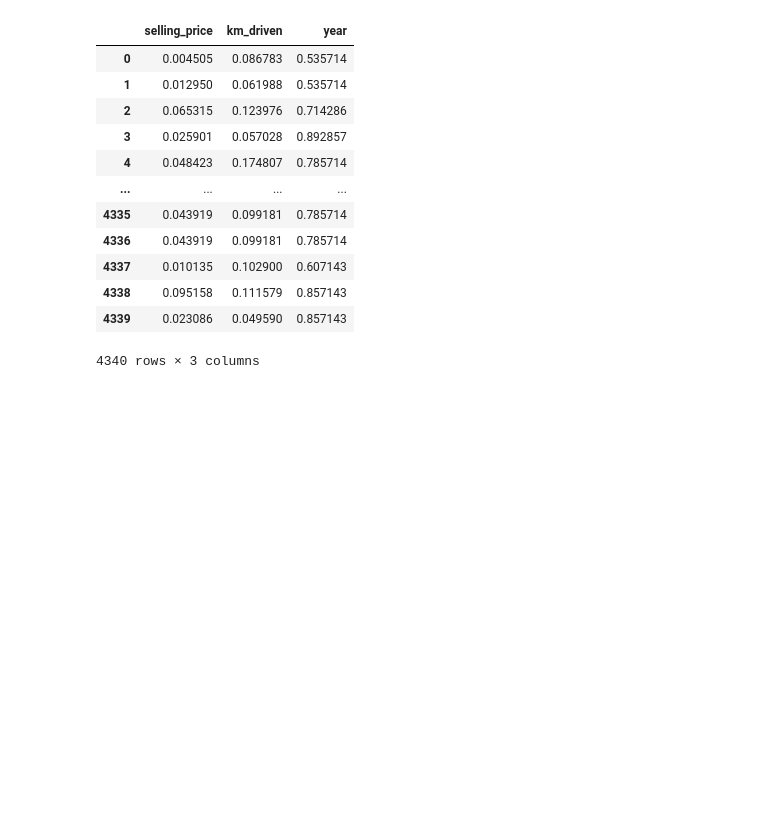
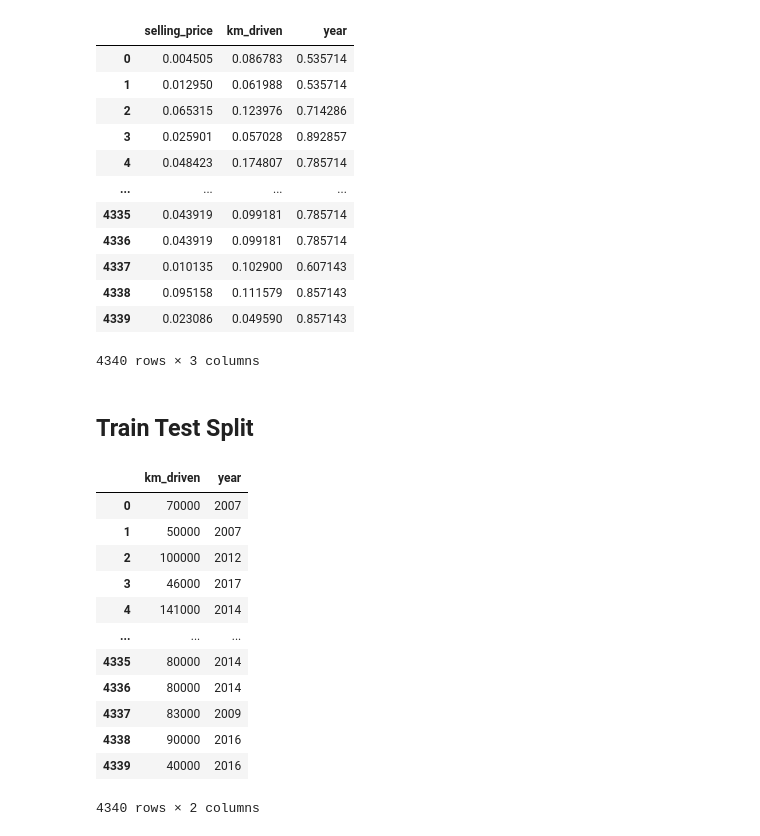
Before and after one commit to Dhe-Reigner/sk-learn, a Jupyter notebook: sci.ipynb, the cells around one changed output. Saved outputs shown, nothing was run; the diff lists cells and outputs as text; code cells hidden in the pictures; blank space fills up the shorter version.

```diff
--- a/sci.ipynb
+++ b/sci.ipynb
@@ -265,3 +265,5 @@ scaled_df
 | 4338 | 0.095158 | 0.111579 | 0.857143 |
 | 4339 | 0.023086 | 0.049590 | 0.857143 |
 4340 rows × 3 columns
+# %% [markdown]
+## Train Test Split
@@ -267,0 +272,19 @@ scaled_df
+# %%
+X = df.drop('selling_price', axis=1)
+y = df['selling_price']
+# %%
+X
+# %% [output]
+|  | km_driven | year |
+| 0 | 70000 | 2007 |
+| 1 | 50000 | 2007 |
+| 2 | 100000 | 2012 |
+| 3 | 46000 | 2017 |
+| 4 | 141000 | 2014 |
+| ... | ... | ... |
+| 4335 | 80000 | 2014 |
+| 4336 | 80000 | 2014 |
+| 4337 | 83000 | 2009 |
+| 4338 | 90000 | 2016 |
+| 4339 | 40000 | 2016 |
+4340 rows × 2 columns
```
Also changed, not shown: parts of 14 cells of this notebook.
